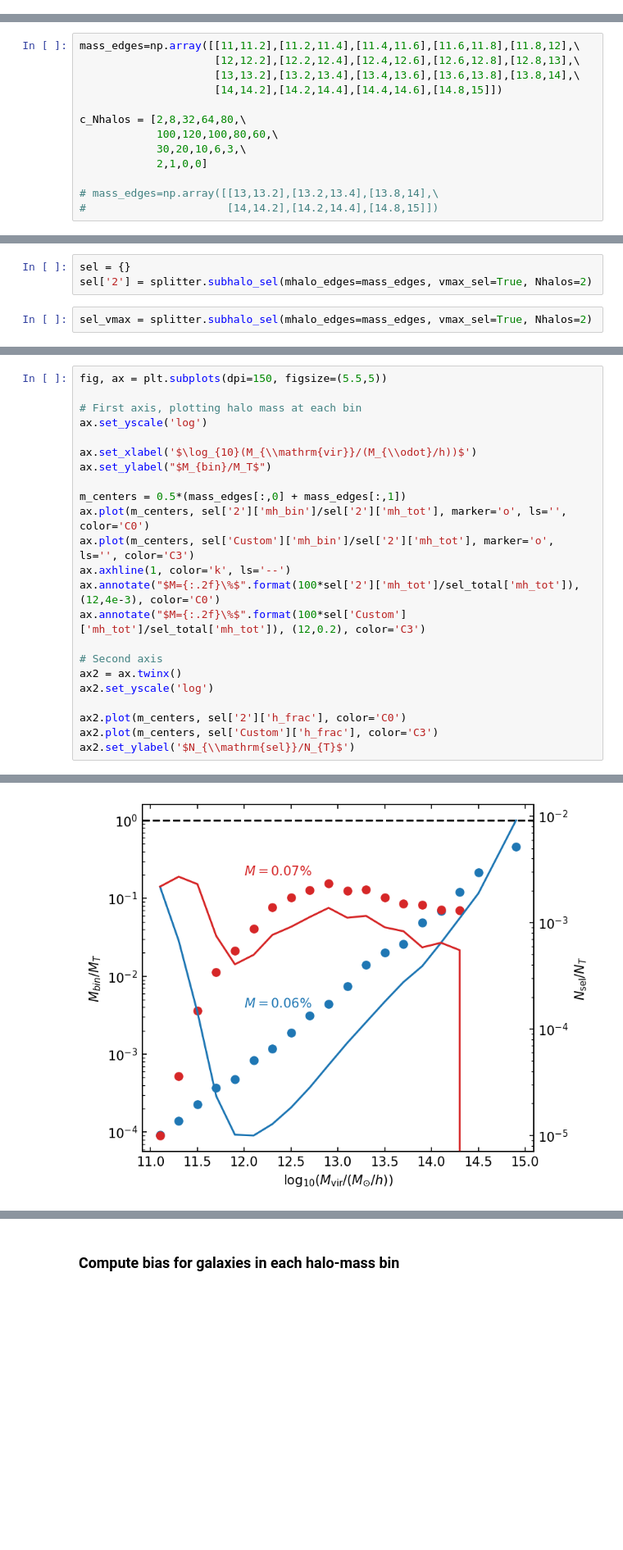
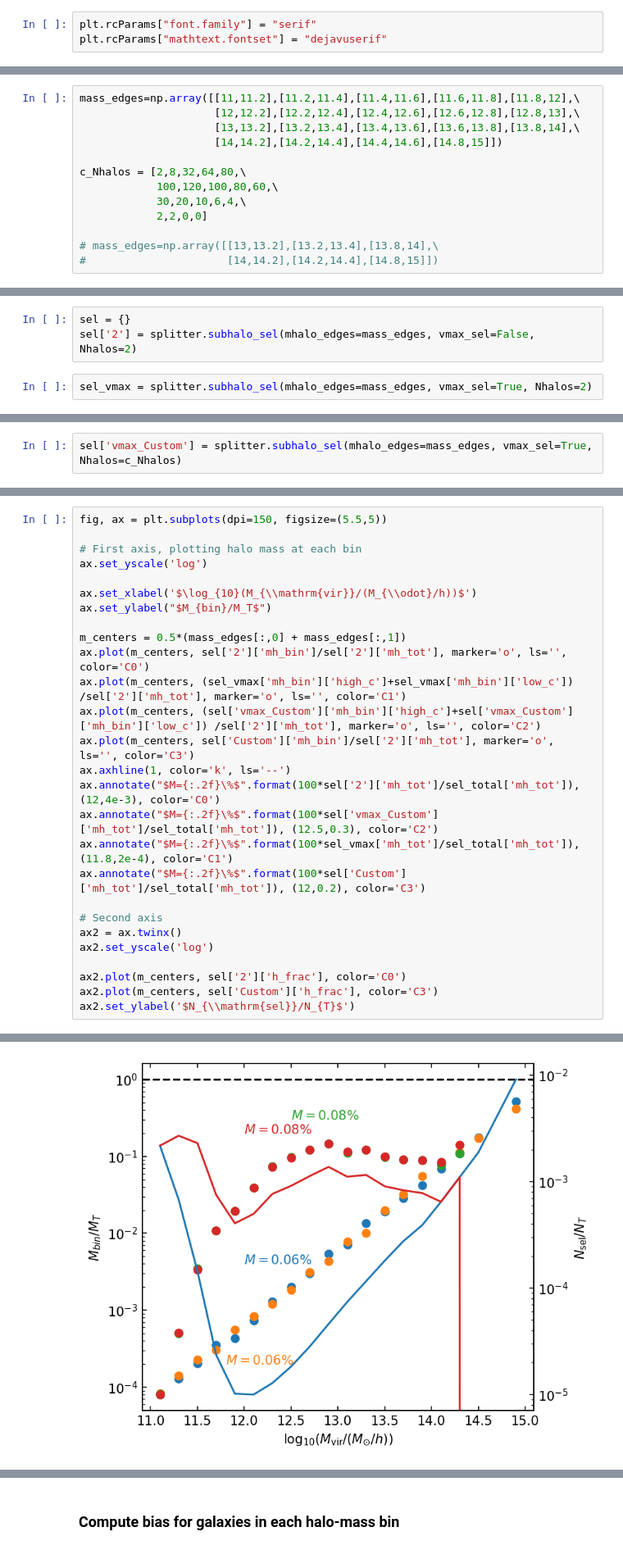
Before and after one commit to fgmaion/MTNG-resims, a Jupyter notebook: Notebooks/estimate_halo_number.ipynb, the cells around one changed output, grey strips where cells are left out. Shown at 82% size. Cells and saved outputs as stored; diff of their text form; blank space fills up the shorter version.

```diff
--- a/Notebooks/estimate_halo_number.ipynb
+++ b/Notebooks/estimate_halo_number.ipynb
@@ -8,6 +8,9 @@ import copy
 import os
 os.chdir("/lscratch/fgmaion/MTNG-resims/src")
 import utils
+# %%
+plt.rcParams["font.family"] = "serif"
+plt.rcParams["mathtext.fontset"] = "dejavuserif"
 # %%
 %load_ext autoreload
 %autoreload 2
@@ -49,8 +48,8 @@ mass_edges=np.array([[11,11.2],[11.2,11.4],[11.4,11.6],[11.6,11.8],[11.8,12],\
 
 c_Nhalos = [2,8,32,64,80,\
             100,120,100,80,60,\
-            30,20,10,6,3,\
-            2,1,0,0]
+            30,20,10,6,4,\
+            2,2,0,0]
 
 # mass_edges=np.array([[13,13.2],[13.2,13.4],[13.8,14],\
 #                      [14,14.2],[14.2,14.4],[14.8,15]])
@@ -63,5 +69,5 @@ sel_total = splitter.subhalo_sel(mhalo_edges=np.array([[8,15]]), vmax_sel=False,
 # %%
 sel = {}
-sel['2'] = splitter.subhalo_sel(mhalo_edges=mass_edges, vmax_sel=True, Nhalos=2)
+sel['2'] = splitter.subhalo_sel(mhalo_edges=mass_edges, vmax_sel=False, Nhalos=2)
 # %%
 sel_vmax = splitter.subhalo_sel(mhalo_edges=mass_edges, vmax_sel=True, Nhalos=2)
@@ -73,0 +76,2 @@ sel['Custom'] = splitter.subhalo_sel(mhalo_edges=mass_edges, vmax_sel=False, Nha
+# %%
+sel['vmax_Custom'] = splitter.subhalo_sel(mhalo_edges=mass_edges, vmax_sel=True, Nhalos=c_Nhalos)
@@ -74,26 +122,30 @@ sel['Custom'] = splitter.subhalo_sel(mhalo_edges=mass_edges, vmax_sel=False, Nha
 # %%
 fig, ax = plt.subplots(dpi=150, figsize=(5.5,5))
 
 # First axis, plotting halo mass at each bin
 ax.set_yscale('log')
 
 ax.set_xlabel('$\log_{10}(M_{\\mathrm{vir}}/(M_{\\odot}/h))$')
 ax.set_ylabel("$M_{bin}/M_T$")
 
 m_centers = 0.5*(mass_edges[:,0] + mass_edges[:,1])
 ax.plot(m_centers, sel['2']['mh_bin']/sel['2']['mh_tot'], marker='o', ls='', color='C0')
+ax.plot(m_centers, (sel_vmax['mh_bin']['high_c']+sel_vmax['mh_bin']['low_c']) /sel['2']['mh_tot'], marker='o', ls='', color='C1')
+ax.plot(m_centers, (sel['vmax_Custom']['mh_bin']['high_c']+sel['vmax_Custom']['mh_bin']['low_c']) /sel['2']['mh_tot'], marker='o', ls='', color='C2')
 ax.plot(m_centers, sel['Custom']['mh_bin']/sel['2']['mh_tot'], marker='o', ls='', color='C3')
 ax.axhline(1, color='k', ls='--')
 ax.annotate("$M={:.2f}\%$".format(100*sel['2']['mh_tot']/sel_total['mh_tot']), (12,4e-3), color='C0')
+ax.annotate("$M={:.2f}\%$".format(100*sel['vmax_Custom']['mh_tot']/sel_total['mh_tot']), (12.5,0.3), color='C2')
+ax.annotate("$M={:.2f}\%$".format(100*sel_vmax['mh_tot']/sel_total['mh_tot']), (11.8,2e-4), color='C1')
 ax.annotate("$M={:.2f}\%$".format(100*sel['Custom']['mh_tot']/sel_total['mh_tot']), (12,0.2), color='C3')
 
 # Second axis
 ax2 = ax.twinx()
 ax2.set_yscale('log')
 
 ax2.plot(m_centers, sel['2']['h_frac'], color='C0')
 ax2.plot(m_centers, sel['Custom']['h_frac'], color='C3')
 ax2.set_ylabel('$N_{\\mathrm{sel}}/N_{T}$')
 # %% [output]
 Text(0, 0.5, '$N_{\\mathrm{sel}}/N_{T}$')
-[figure, old version]
+[figure, new version]
```
Also changed, not shown: parts of 22 cells of this notebook, 1 other file.
